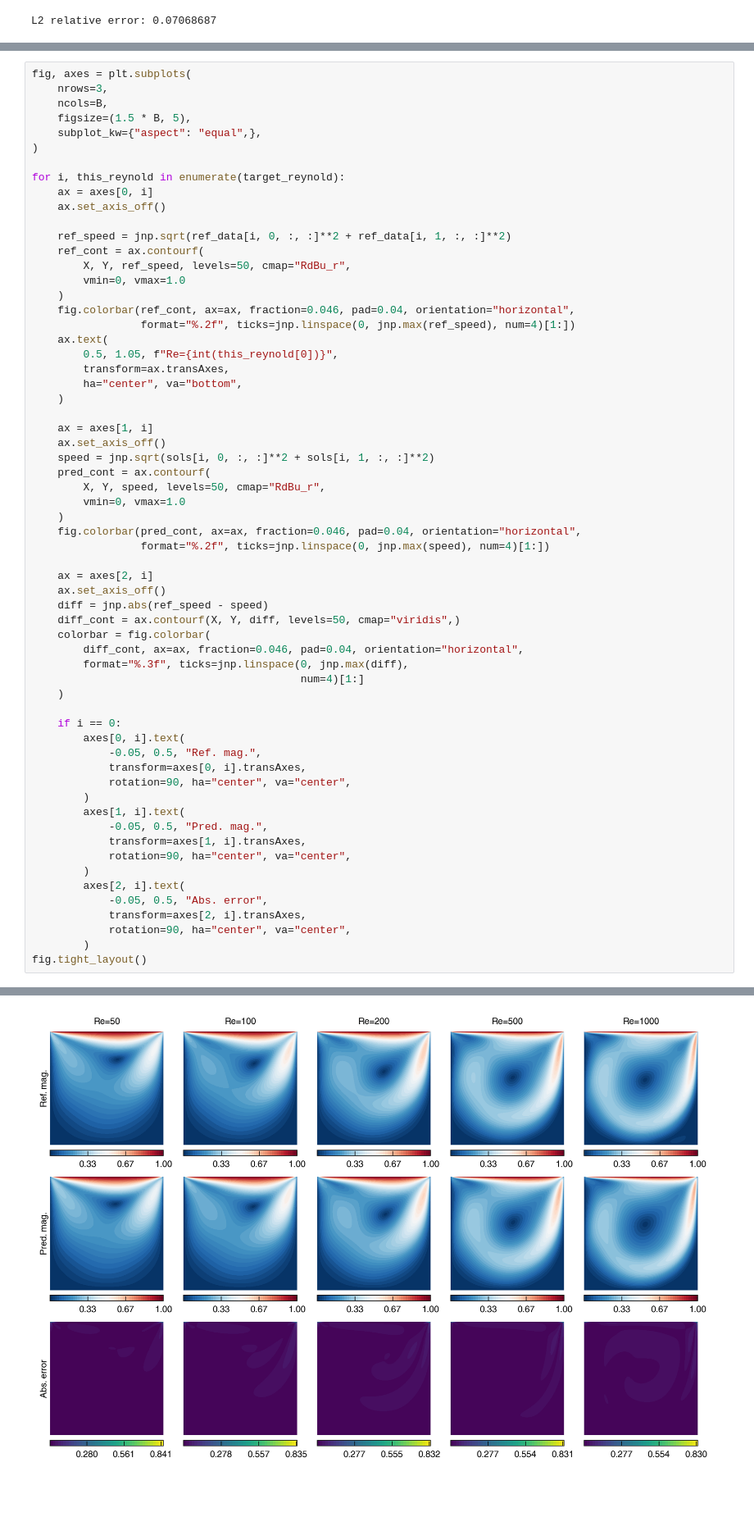
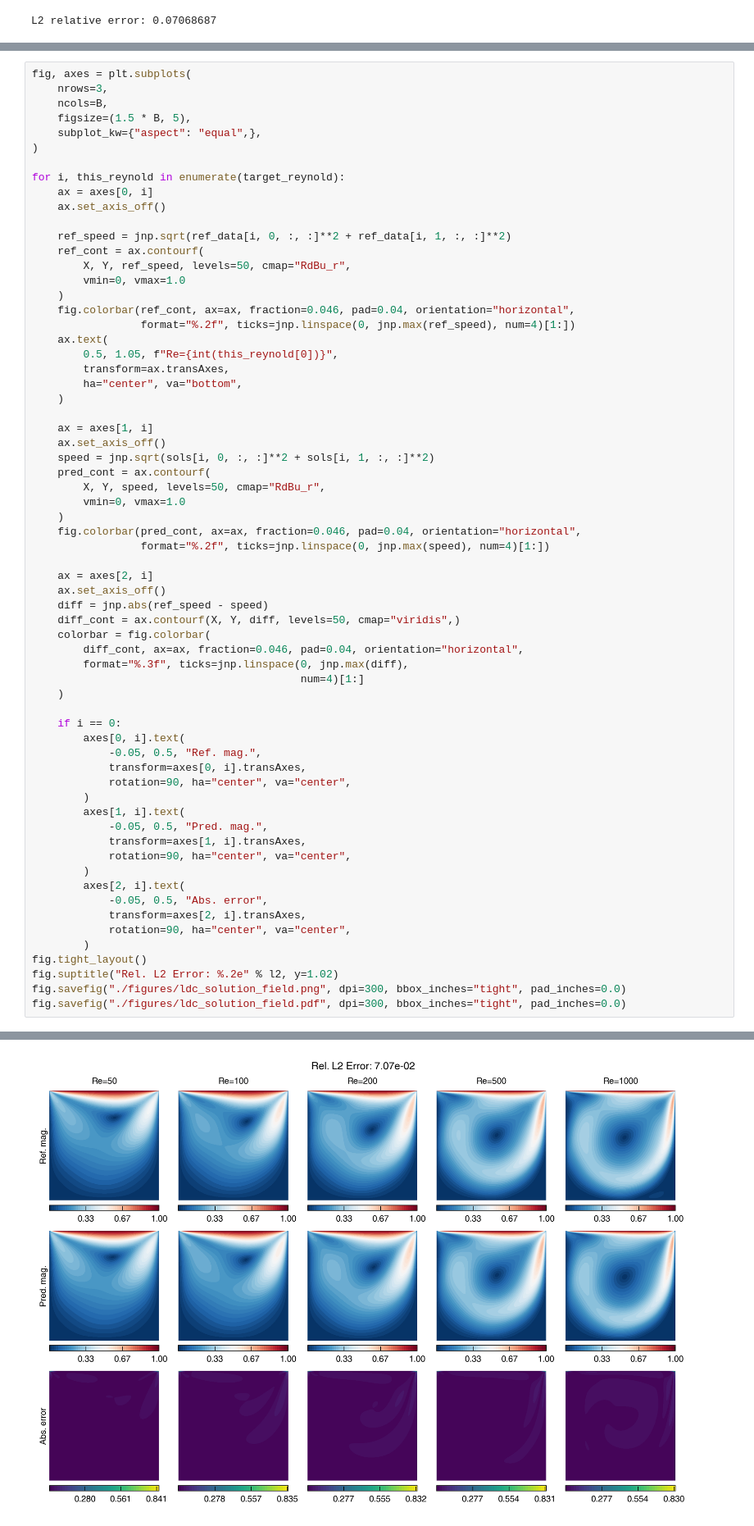
Before and after one commit to NanxiiChen/PI-CViT, a Jupyter notebook: ldc/eval.ipynb, the cells around one changed output, grey strips where cells are left out. Shown at 82% size. Saved outputs shown, nothing was run; the diff lists cells and outputs as text; blank space fills up the shorter version.

```diff
--- a/ldc/eval.ipynb
+++ b/ldc/eval.ipynb
@@ -268,4 +268,7 @@ for i, this_reynold in enumerate(target_reynold):
             rotation=90, ha="center", va="center",
         )
 fig.tight_layout()
+fig.suptitle("Rel. L2 Error: %.2e" % l2, y=1.02)
+fig.savefig("./figures/ldc_solution_field.png", dpi=300, bbox_inches="tight", pad_inches=0.0)
+fig.savefig("./figures/ldc_solution_field.pdf", dpi=300, bbox_inches="tight", pad_inches=0.0)
 # %% [output]
@@ -272,4 +278,4 @@ fig.tight_layout()
-[figure, old version]
+[figure, new version]
 # %%
 x = jnp.linspace(0, 1, Nx)
 y = jnp.linspace(0, 1, Ny)
```
Also changed, not shown: parts of 5 cells of this notebook, 5 other files.
